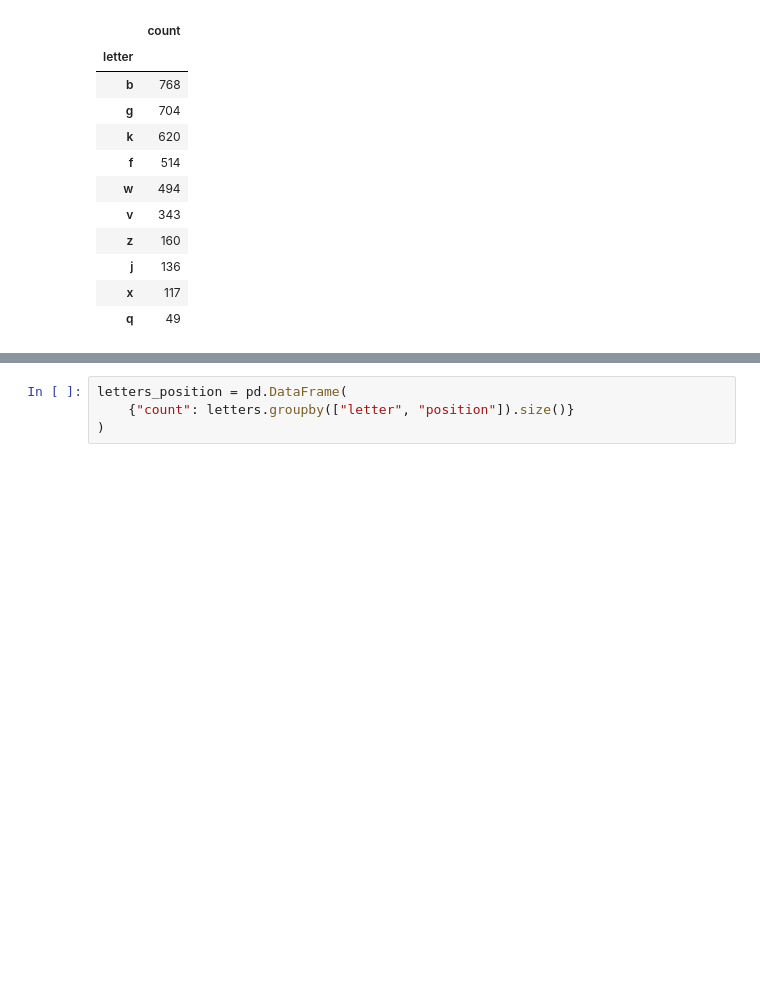
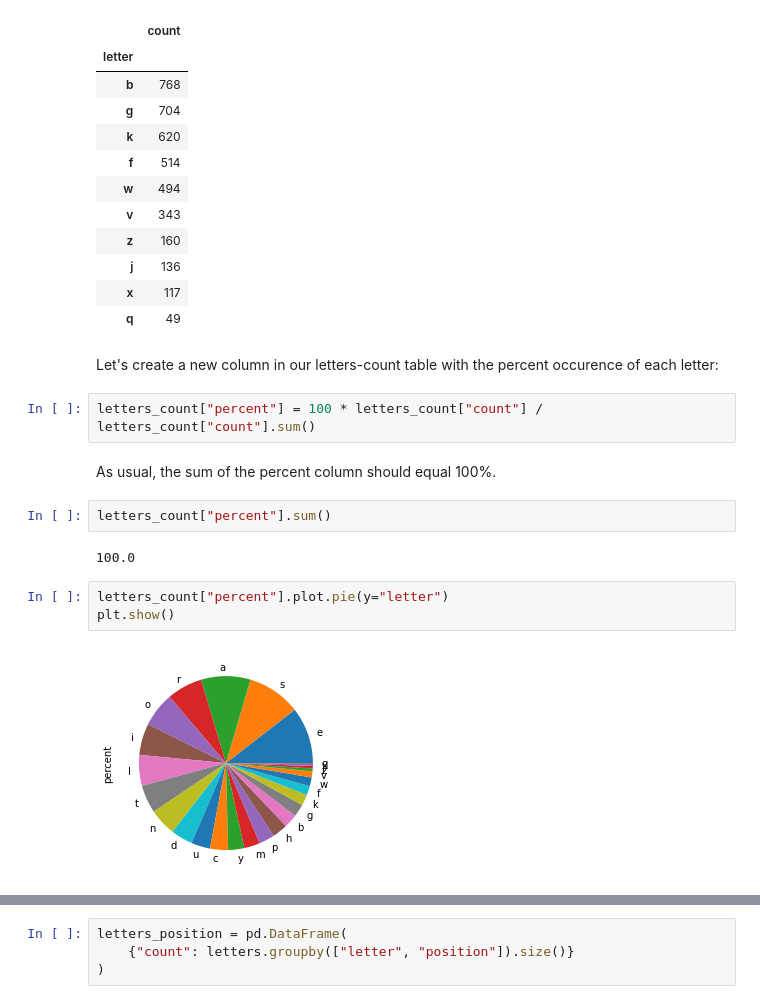
Before and after one commit to nicobako/pythonic-misadventures, a Jupyter notebook: blog/wordle.ipynb, the cells around one changed output, grey strips where cells are left out. Saved outputs shown, nothing was run; the diff lists cells and outputs as text; blank space fills up the shorter version.

```diff
--- a/blog/wordle.ipynb
+++ b/blog/wordle.ipynb
@@ -133,3 +133,19 @@ letters_count.tail(10)
 | j | 136 |
 | x | 117 |
 | q | 49 |
+# %% [markdown]
+Let's create a new column in our letters-count table
+with the percent occurence of each letter:
+# %%
+letters_count["percent"] = 100 * letters_count["count"] / letters_count["count"].sum()
+# %% [markdown]
+As usual, the sum of the percent column should equal 100%.
+# %%
+letters_count["percent"].sum()
+# %% [output]
+100.0
+# %%
+letters_count["percent"].plot.pie(y="letter")
+plt.show()
+# %% [output]
+[figure, added]
```
Also changed, not shown: parts of 32 cells of this notebook.
